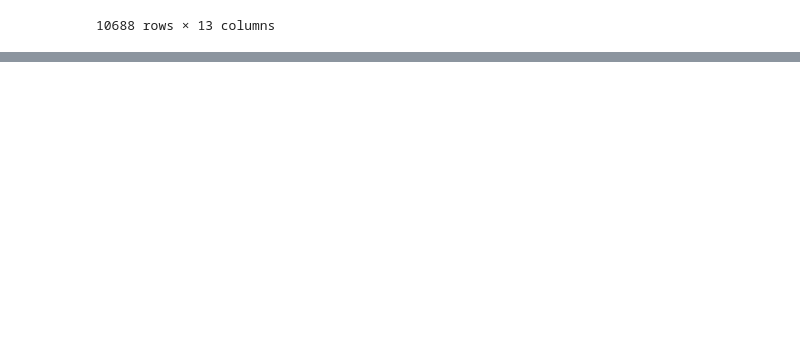
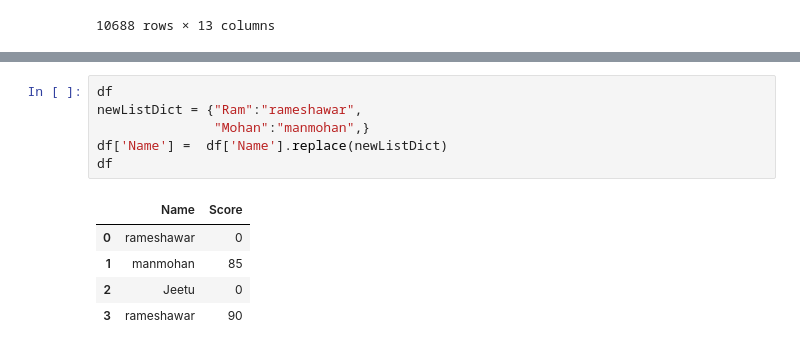
Before and after one commit to ChinmayBhusane/pythonpractice, a Jupyter notebook: 03_data_manupulation_pandas/pandas_level_01.ipynb, the cells around one changed output, grey strips where cells are left out. Cells and saved outputs as stored; diff of their text form; blank space fills up the shorter version.

```diff
--- a/03_data_manupulation_pandas/pandas_level_01.ipynb
+++ b/03_data_manupulation_pandas/pandas_level_01.ipynb
@@ -946,0 +962,12 @@ df
+# %%
+df
+newListDict = {"Ram":"rameshawar",
+               "Mohan":"manmohan",}
+df['Name'] =  df['Name'].replace(newListDict)
+df
+# %% [output]
+|  | Name | Score |
+| 0 | rameshawar | 0 |
+| 1 | manmohan | 85 |
+| 2 | Jeetu | 0 |
+| 3 | rameshawar | 90 |
```
Also changed, not shown: parts of 2 cells of this notebook.
